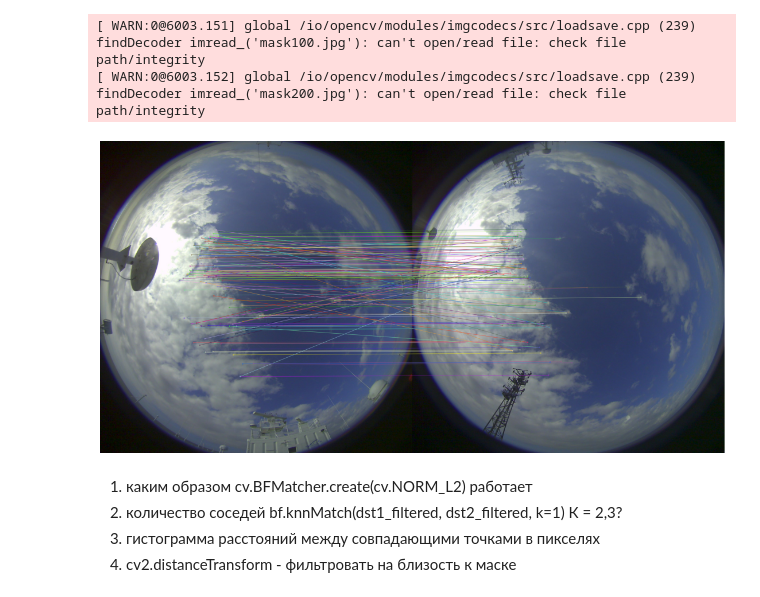
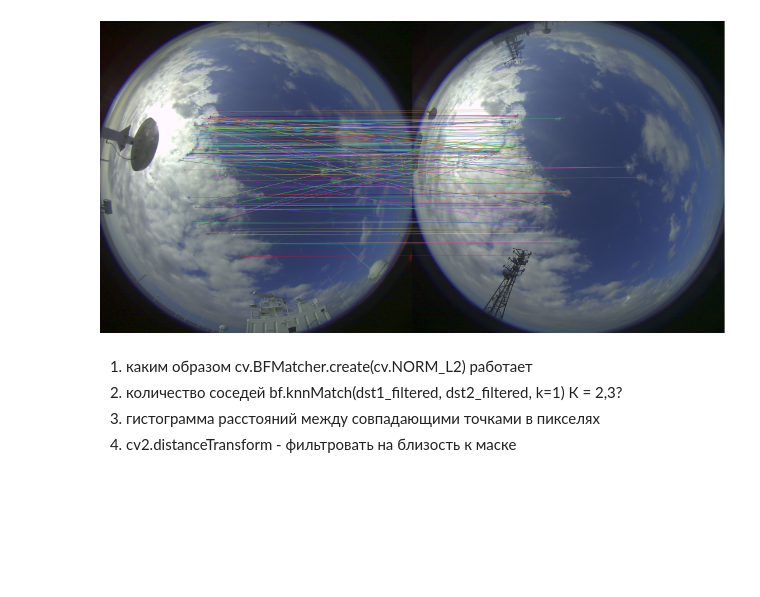
Before and after one commit to borinya/SIFT, a Jupyter notebook: SIFT.ipynb, the cells around one changed output. Cells and saved outputs as stored; diff of their text form; code cells hidden in the pictures; blank space fills up the shorter version.

```diff
--- a/SIFT.ipynb
+++ b/SIFT.ipynb
@@ -12,8 +12,5 @@ import pickle
 # %%
 img1 = cv.imread(("/dasio/AI5758/snapshots/snapshots-2021-09-05/img-2021-09-05T09-08-46devID1.jpg"), cv.COLOR_BGR2RGB)
 img2 = cv.imread(("/dasio/AI5758/snapshots/snapshots-2021-09-05/img-2021-09-05T09-08-46devID2.jpg"), cv.COLOR_BGR2RGB)
-img_mask1 = cv.imread(("mask100.jpg"),0)
-img_mask2 = cv.imread(("mask200.jpg"),0)
+img_mask1 = cv.imread(("./SIFT/mask100.jpg"),0)
+img_mask2 = cv.imread(("./SIFT/mask100.jpg"),0)
-# %% [output]
-[ WARN:0@6003.151] global /io/opencv/modules/imgcodecs/src/loadsave.cpp (239) findDecoder imread_('mask100.jpg'): can't open/read file: check file path/integrity
-[ WARN:0@6003.152] global /io/opencv/modules/imgcodecs/src/loadsave.cpp (239) findDecoder imread_('mask200.jpg'): can't open/read file: check file path/integrity
@@ -25,26 +19,36 @@ def SIFT_detect(img1, img2):
     sift = cv.SIFT_create()
     kp1, dst1 = sift.detectAndCompute(img1, None)
     kp2, dst2 = sift.detectAndCompute(img2, None)
-    kp1_filtered = [list_element for list_element in kp1 if condition(list_element.pt)]
-    dst1_filtered =  np.array([dsc for (dsc,kp) in zip(dst1, kp1) if condition(kp.pt)])
-    kp2_filtered = [list_element for list_element in kp2 if condition(list_element.pt)]
-    dst2_filtered =  np.array([dsc for (dsc,kp) in zip(dst2, kp2) if condition(kp.pt)])
+    kp1_filtered = [
+        list_element for list_element in kp1 if condition(list_element.pt)]
+    dst1_filtered = np.array(
+        [dsc for (dsc, kp) in zip(dst1, kp1) if condition(kp.pt)])
+    kp2_filtered = [
+        list_element for list_element in kp2 if condition(list_element.pt)]
+    dst2_filtered = np.array(
+        [dsc for (dsc, kp) in zip(dst2, kp2) if condition(kp.pt)])
     bf = cv.BFMatcher.create(cv.NORM_L2)
     matches = bf.knnMatch(dst1_filtered, dst2_filtered, k=1)
     #result = cv.drawMatchesKnn(img1, kp1_filtered, img2, kp2_filtered, matches, flags = 2,  outImg=None)
     return kp1_filtered, kp2_filtered, matches
+
+
+# условие для фильтрации наиболее близких точек к центру фотоснимка
+def condition(list_with_coord):
+    return np.sqrt((list_with_coord[0]-960)**2+(list_with_coord[1]-960)**2) <= 500
 # %%
 #result = cv.drawMatchesKnn(img1, kp1_filtered, img2, kp2_filtered, matches, flags = 2,  outImg=None)
 kp1_filtered, kp2_filtered, matches = SIFT_detect(img1, img2)
 result = cv.drawMatchesKnn(img1, kp1_filtered, img2, kp2_filtered, matches, flags = 2,  outImg=None)
 result = cv.cvtColor(result, cv.COLOR_BGR2RGB)
+cv.calcHist()
 plt.rcParams['figure.figsize'] = [20.0, 10.0]
 #plt.title('Best Matching Points')
 plt.axis('off')
 plt.imshow(result)
 plt.show()
 # %% [output]
-[figure, old version]
+[figure, new version]
 # %% [markdown]
 1. каким образом  cv.BFMatcher.create(cv.NORM_L2) работает
 2. количество соседей  bf.knnMatch(dst1_filtered, dst2_filtered, k=1) К = 2,3?
```
Also changed, not shown: parts of 5 cells of this notebook, 2 other files.
